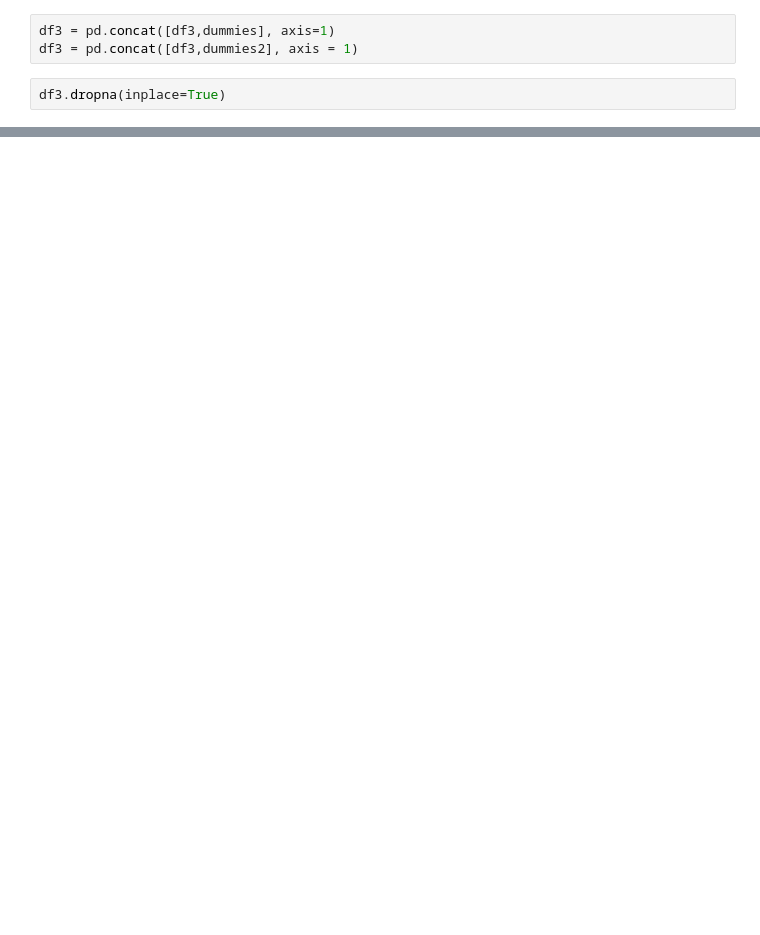
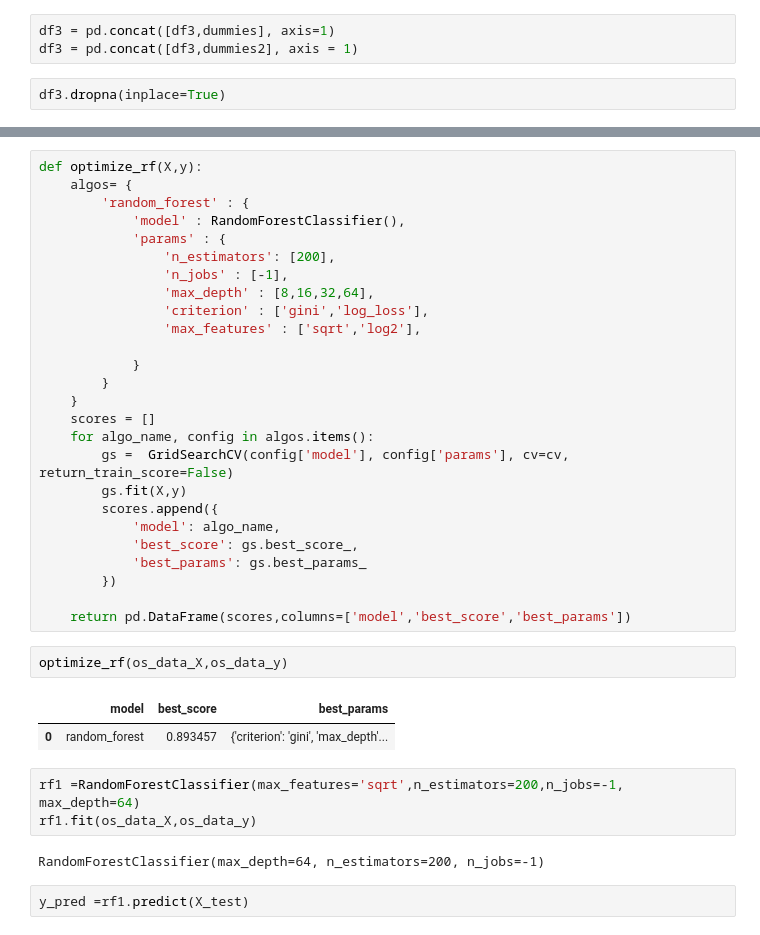
Before and after one commit to shane-sarabdial/heart_disease_ml, a Jupyter notebook: heart.ipynb, the cells around one changed output, grey strips where cells are left out. Saved outputs shown, nothing was run; the diff lists cells and outputs as text; blank space fills up the shorter version.

Commit message:
added pred

```diff
--- a/heart.ipynb
+++ b/heart.ipynb
@@ -145,0 +371,38 @@ Name: BMI, dtype: float64
+# %%
+def optimize_rf(X,y):
+    algos= {
+        'random_forest' : {
+            'model' : RandomForestClassifier(),
+            'params' : {
+                'n_estimators': [200],
+                'n_jobs' : [-1],
+                'max_depth' : [8,16,32,64],
+                'criterion' : ['gini','log_loss'],
+                'max_features' : ['sqrt','log2'],
+
+            }
+        }
+    }
+    scores = []
+    for algo_name, config in algos.items():
+        gs =  GridSearchCV(config['model'], config['params'], cv=cv, return_train_score=False)
+        gs.fit(X,y)
+        scores.append({
+            'model': algo_name,
+            'best_score': gs.best_score_,
+            'best_params': gs.best_params_
+        })
+
+    return pd.DataFrame(scores,columns=['model','best_score','best_params'])
+# %%
+optimize_rf(os_data_X,os_data_y)
+# %% [output]
+|  | model | best_score | best_params |
+| 0 | random_forest | 0.893457 | {'criterion': 'gini', 'max_depth'... |
+# %%
+rf1 =RandomForestClassifier(max_features='sqrt',n_estimators=200,n_jobs=-1, max_depth=64)
+rf1.fit(os_data_X,os_data_y)
+# %% [output]
+RandomForestClassifier(max_depth=64, n_estimators=200, n_jobs=-1)
+# %%
+y_pred =rf1.predict(X_test)
```
Also changed, not shown: parts of 43 cells of this notebook.
